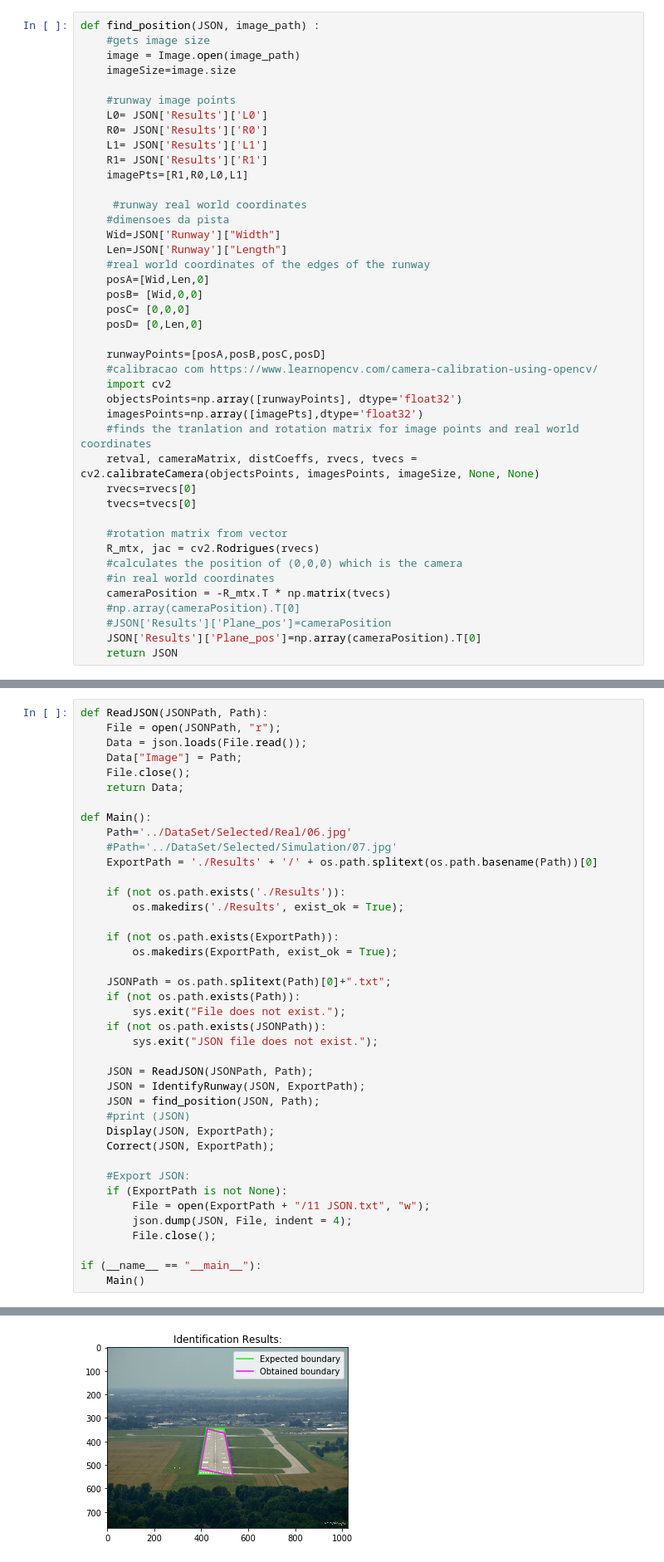
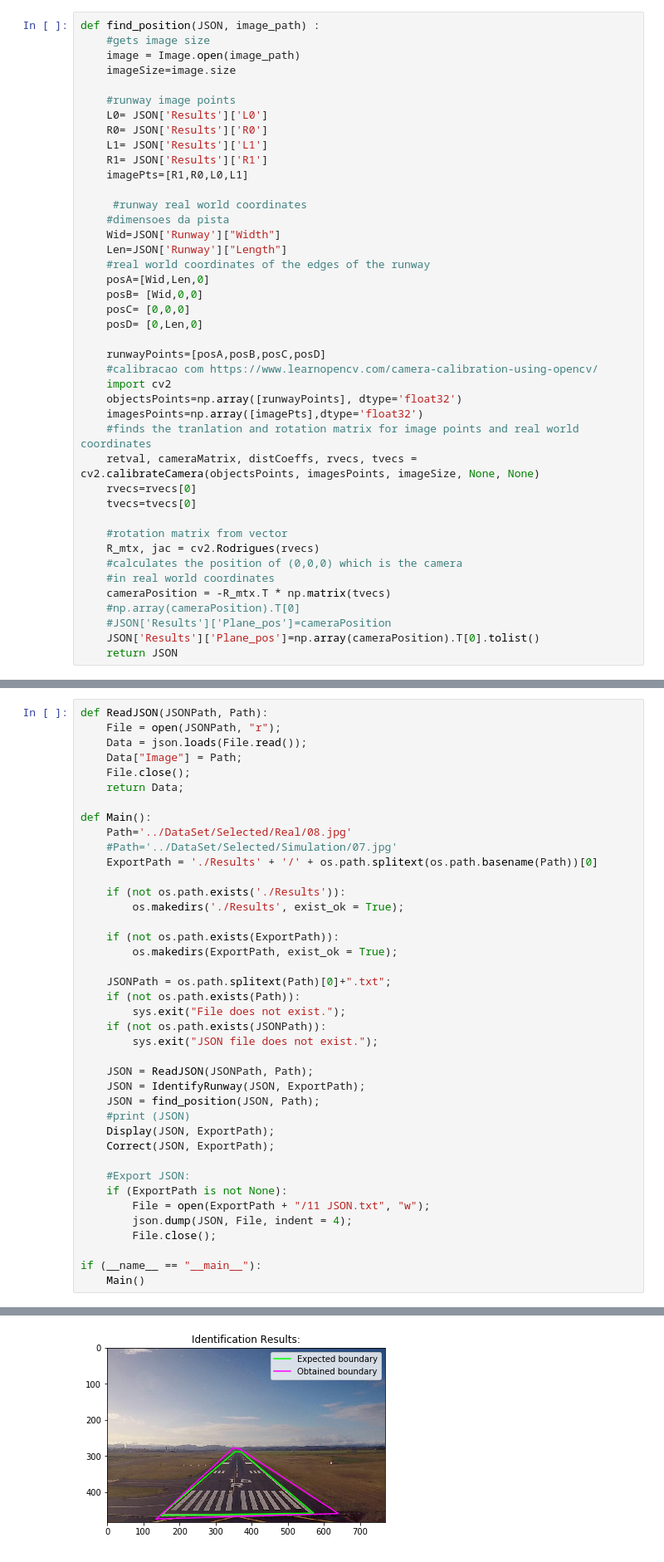
Before and after one commit to Danielgb23/projetoea979, a Jupyter notebook: Implementation/implementation.ipynb, the cells around one changed output, grey strips where cells are left out. Shown at 83% size. Saved outputs shown, nothing was run; the diff lists cells and outputs as text.

Commit message:
added result 08

```diff
--- a/Implementation/implementation.ipynb
+++ b/Implementation/implementation.ipynb
@@ -233,7 +233,7 @@ def find_position(JSON, image_path) :
     cameraPosition = -R_mtx.T * np.matrix(tvecs)
     #np.array(cameraPosition).T[0]
     #JSON['Results']['Plane_pos']=cameraPosition
-    JSON['Results']['Plane_pos']=np.array(cameraPosition).T[0]
+    JSON['Results']['Plane_pos']=np.array(cameraPosition).T[0].tolist()
     return JSON
 # %% [markdown]
 ## IdentifyRunway Explanation
@@ -419,7 +419,7 @@ def ReadJSON(JSONPath, Path):
     return Data;
 
 def Main():
-    Path='../DataSet/Selected/Real/06.jpg'
+    Path='../DataSet/Selected/Real/08.jpg'
     #Path='../DataSet/Selected/Simulation/07.jpg'
     ExportPath = './Results' + '/' + os.path.splitext(os.path.basename(Path))[0]
 
@@ -455 +455 @@ if (__name__ == "__main__"):
-[figure, old version]
+[figure, new version]
```
Also changed, not shown: parts of 1 cell of this notebook, 12 other files.
